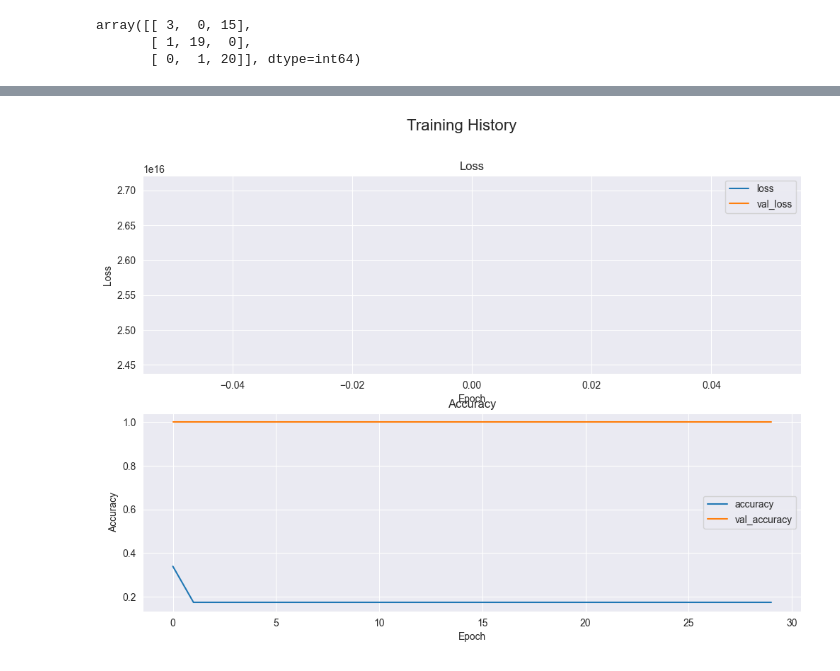
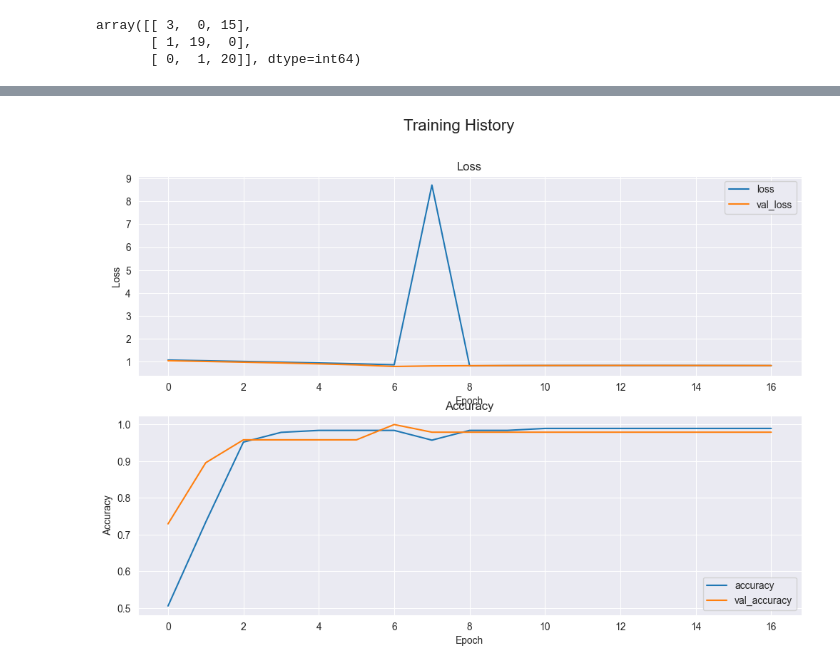
Before and after one commit to lalul335/Boxschlag-Klassifikation, a Jupyter notebook: neuronalesnetz_rnn.ipynb, the cells around one changed output, grey strips where cells are left out. Drawn from its saved outputs; the diff is of its cells as text; code cells hidden in the pictures.

```diff
--- a/neuronalesnetz_rnn.ipynb
+++ b/neuronalesnetz_rnn.ipynb
@@ -45,10 +45,10 @@ import json
 import prepro
 
 periodLengthMS = 1000
-sampleRateUS = 1000
+sampleRateUS = 10000
 
 
-with open('max_dataset.json', 'r') as f:
+with open('lalulstolledaten.json', 'r') as f:
     dsds = json.load(f)
 
 
@@ -195,6 +200,11 @@ Model: "sequential_8"
  Trainable params: 198,659 (776.01 KB)
  Non-trainable params: 0 (0.00 B)
 None
+# %%
+from sklearn.model_selection import train_test_split
+from sklearn.metrics import confusion_matrix
+
+sk_X_train, sk_X_test, sk_y_train, sk_y_test = train_test_split(x_train, y_train, test_size=0.2)
 # %%
 #--------------------------testing RNNs
 import tensorflow as tf
@@ -207,18 +217,18 @@ from tensorflow.keras.layers import LSTM, Dense, Masking, Input
 from tensorflow.keras import layers
 
 
+
+
 # Definiere das Modell
-model1 = keras.models.Sequential()
-model1.add(InputLayer(shape=x_train[1].shape))
-model1.add(LSTM(128, dropout=0.2, return_sequences=True, activation = "relu"))
-#model1.add(LSTM(128, dropout=0.2, return_sequences=True, activation = "relu"))
-model1.add(LSTM(128, dropout=0.2, return_sequences=False, activation = "relu"))
+model1 = Sequential()
+model1.add(InputLayer(shape=sk_X_train[1].shape))
+model1.add(LSTM(units=128, return_sequences=False, activation = "relu"))
+#model1.add(LSTM(64, return_sequences=True, activation = "relu"))
+#model1.add(LSTM(units=32, return_sequences=False, activation = "relu"))
 model1.add(Dense(3, activation="softmax"))  #Output und Input müssen am Ende die selbe shape haben -> mittlere Spalte der Tabelle
 
 
-model1.compile(optimizer=Adam(learning_rate=0.001),  # Angepasste Lernrate
-              loss=CategoricalCrossentropy(),
-              metrics=['accuracy'])
+model1.compile(optimizer=keras.optimizers.Adam(), loss=keras.losses.categorical_crossentropy, metrics=['accuracy'])
 
 
 
@@ -254,7 +300,7 @@ from sklearn.model_selection import train_test_split
 from sklearn.metrics import confusion_matrix
 from tensorflow import keras
 from tensorflow.keras import layers
-from tensorflow.keras.callbacks import ModelCheckpoint
+from tensorflow.keras.callbacks import EarlyStopping
 from tensorflow.keras.layers import Embedding,LSTM
 
 
@@ -268,7 +314,7 @@ EPOCHS = 30
 
 
 # Encode the labels using One-Hot-Encoding
-y_train_encoded = tf.one_hot(indices=y_train, depth=3)
+y_train_encoded = tf.one_hot(indices=sk_y_train, depth=3)
 
 checkpoint_filepath = 'bestpractice.weights.h5'
 model_checkpoint_callback = keras.callbacks.ModelCheckpoint(
@@ -277,14 +323,16 @@ model_checkpoint_callback = keras.callbacks.ModelCheckpoint(
             monitor='val_accuracy',
             mode='max',
             save_best_only=True,
-            verbose = 1)
+            verbose = 1
+)
 
 
+early_stopping = EarlyStopping(monitor='val_loss', patience=10, restore_best_weights=True)
 
 
 
 # Train model using validation split
-history = model1.fit(x=x_train, y=y_train_encoded, validation_split=TEST_SIZE, epochs=EPOCHS, batch_size=BATCH_SIZE, callbacks=[model_checkpoint_callback])
+history = model1.fit(x=sk_X_train, y=y_train_encoded, validation_split=TEST_SIZE, epochs=EPOCHS, batch_size=BATCH_SIZE, callbacks=[early_stopping, model_checkpoint_callback])
 
 
 # Plot the training histroy
@@ -319 +367 @@ Epoch 30: val_accuracy did not improve from 1.00000
-[figure, old version]
+[figure, new version]
```
Also changed, not shown: parts of 17 cells of this notebook, 3 other files.
